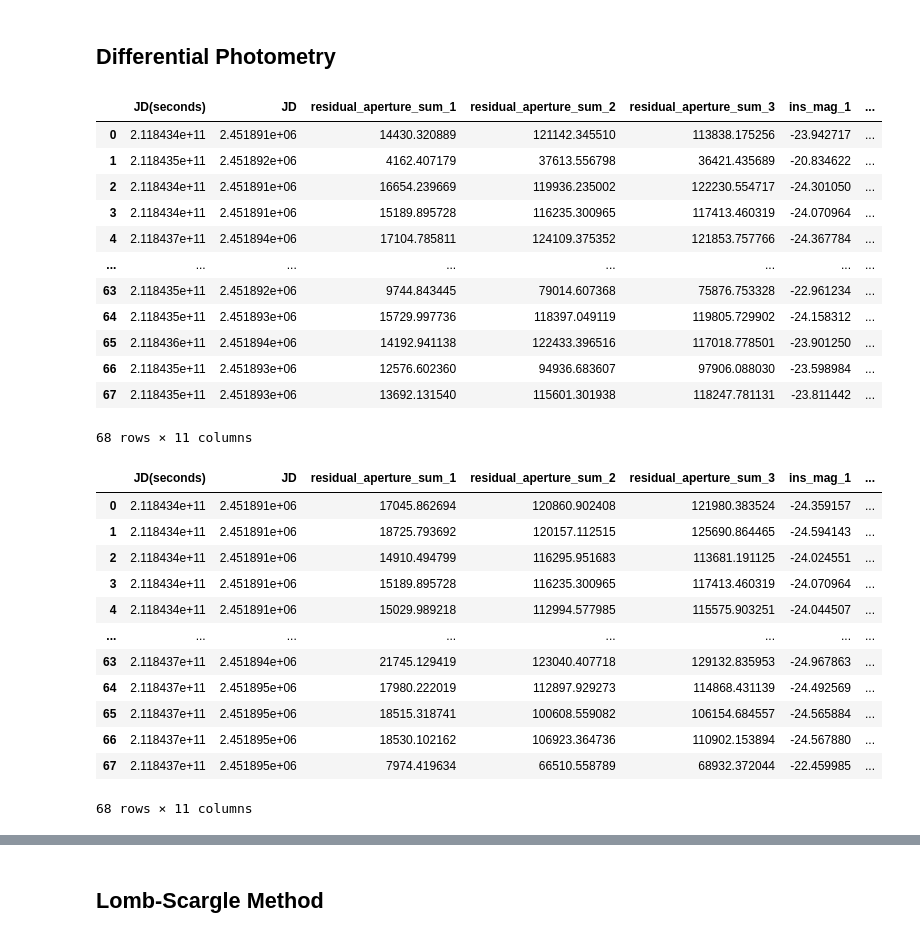
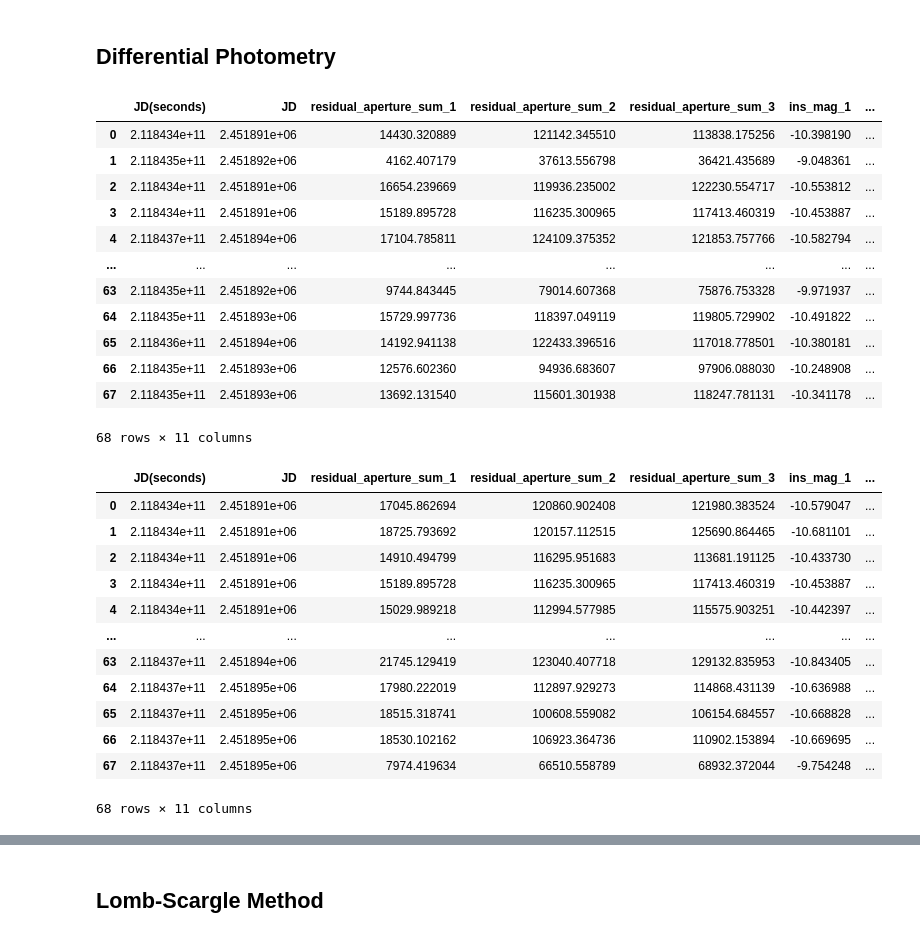
Before and after one commit to vvkrddy/cepheid-anu, a Jupyter notebook: main.ipynb, the cells around one changed output, grey strips where cells are left out. Cells and saved outputs as stored; diff of their text form; code cells hidden in the pictures.

```diff
--- a/main.ipynb
+++ b/main.ipynb
@@ -100,30 +118,30 @@ for i in range(len(files)):
 # %%
 df['residual_aperture_sum_1'] = aperture_1
 df['residual_aperture_sum_2'] = aperture_2
 df['residual_aperture_sum_3'] = aperture_3
 
-df['ins_mag_1'] = -2.5*np.log(df['residual_aperture_sum_1'])
-df['ins_mag_2'] = -2.5*np.log(df['residual_aperture_sum_2'])
-df['ins_mag_3'] = -2.5*np.log(df['residual_aperture_sum_3'])
+df['ins_mag_1'] = -2.5*np.log10(df['residual_aperture_sum_1'])
+df['ins_mag_2'] = -2.5*np.log10(df['residual_aperture_sum_2'])
+df['ins_mag_3'] = -2.5*np.log10(df['residual_aperture_sum_3'])
 
 df['diff_mag_1'] = df['ins_mag_1']-df['ins_mag_3']
 df['diff_mag_2'] = df['ins_mag_2']-df['ins_mag_3']
 df['diff_mag_3'] = df['ins_mag_3']-df['ins_mag_3']
 
 df
 # %% [output]
 |  | JD(seconds) | JD | residual_aperture_sum_1 | residual_aperture_sum_2 | residual_aperture_sum_3 | ins_mag_1 | ... |
-| 0 | 2.118434e+11 | 2.451891e+06 | 14430.320889 | 121142.345510 | 113838.175256 | -23.942717 | ... |
-| 1 | 2.118435e+11 | 2.451892e+06 | 4162.407179 | 37613.556798 | 36421.435689 | -20.834622 | ... |
-| 2 | 2.118434e+11 | 2.451891e+06 | 16654.239669 | 119936.235002 | 122230.554717 | -24.301050 | ... |
-| 3 | 2.118434e+11 | 2.451891e+06 | 15189.895728 | 116235.300965 | 117413.460319 | -24.070964 | ... |
-| 4 | 2.118437e+11 | 2.451894e+06 | 17104.785811 | 124109.375352 | 121853.757766 | -24.367784 | ... |
+| 0 | 2.118434e+11 | 2.451891e+06 | 14430.320889 | 121142.345510 | 113838.175256 | -10.398190 | ... |
+| 1 | 2.118435e+11 | 2.451892e+06 | 4162.407179 | 37613.556798 | 36421.435689 | -9.048361 | ... |
+| 2 | 2.118434e+11 | 2.451891e+06 | 16654.239669 | 119936.235002 | 122230.554717 | -10.553812 | ... |
+| 3 | 2.118434e+11 | 2.451891e+06 | 15189.895728 | 116235.300965 | 117413.460319 | -10.453887 | ... |
+| 4 | 2.118437e+11 | 2.451894e+06 | 17104.785811 | 124109.375352 | 121853.757766 | -10.582794 | ... |
 | ... | ... | ... | ... | ... | ... | ... | ... |
-| 63 | 2.118435e+11 | 2.451892e+06 | 9744.843445 | 79014.607368 | 75876.753328 | -22.961234 | ... |
-| 64 | 2.118435e+11 | 2.451893e+06 | 15729.997736 | 118397.049119 | 119805.729902 | -24.158312 | ... |
-| 65 | 2.118436e+11 | 2.451894e+06 | 14192.941138 | 122433.396516 | 117018.778501 | -23.901250 | ... |
-| 66 | 2.118435e+11 | 2.451893e+06 | 12576.602360 | 94936.683607 | 97906.088030 | -23.598984 | ... |
-| 67 | 2.118435e+11 | 2.451893e+06 | 13692.131540 | 115601.301938 | 118247.781131 | -23.811442 | ... |
+| 63 | 2.118435e+11 | 2.451892e+06 | 9744.843445 | 79014.607368 | 75876.753328 | -9.971937 | ... |
+| 64 | 2.118435e+11 | 2.451893e+06 | 15729.997736 | 118397.049119 | 119805.729902 | -10.491822 | ... |
+| 65 | 2.118436e+11 | 2.451894e+06 | 14192.941138 | 122433.396516 | 117018.778501 | -10.380181 | ... |
+| 66 | 2.118435e+11 | 2.451893e+06 | 12576.602360 | 94936.683607 | 97906.088030 | -10.248908 | ... |
+| 67 | 2.118435e+11 | 2.451893e+06 | 13692.131540 | 115601.301938 | 118247.781131 | -10.341178 | ... |
 68 rows × 11 columns
 # %%
 df = df.sort_values(by=['JD(seconds)'])
@@ -132,15 +150,15 @@ df = df.reset_index(drop=True)
 df
 # %% [output]
 |  | JD(seconds) | JD | residual_aperture_sum_1 | residual_aperture_sum_2 | residual_aperture_sum_3 | ins_mag_1 | ... |
-| 0 | 2.118434e+11 | 2.451891e+06 | 17045.862694 | 120860.902408 | 121980.383524 | -24.359157 | ... |
-| 1 | 2.118434e+11 | 2.451891e+06 | 18725.793692 | 120157.112515 | 125690.864465 | -24.594143 | ... |
-| 2 | 2.118434e+11 | 2.451891e+06 | 14910.494799 | 116295.951683 | 113681.191125 | -24.024551 | ... |
-| 3 | 2.118434e+11 | 2.451891e+06 | 15189.895728 | 116235.300965 | 117413.460319 | -24.070964 | ... |
-| 4 | 2.118434e+11 | 2.451891e+06 | 15029.989218 | 112994.577985 | 115575.903251 | -24.044507 | ... |
+| 0 | 2.118434e+11 | 2.451891e+06 | 17045.862694 | 120860.902408 | 121980.383524 | -10.579047 | ... |
+| 1 | 2.118434e+11 | 2.451891e+06 | 18725.793692 | 120157.112515 | 125690.864465 | -10.681101 | ... |
+| 2 | 2.118434e+11 | 2.451891e+06 | 14910.494799 | 116295.951683 | 113681.191125 | -10.433730 | ... |
+| 3 | 2.118434e+11 | 2.451891e+06 | 15189.895728 | 116235.300965 | 117413.460319 | -10.453887 | ... |
+| 4 | 2.118434e+11 | 2.451891e+06 | 15029.989218 | 112994.577985 | 115575.903251 | -10.442397 | ... |
 | ... | ... | ... | ... | ... | ... | ... | ... |
-| 63 | 2.118437e+11 | 2.451894e+06 | 21745.129419 | 123040.407718 | 129132.835953 | -24.967863 | ... |
-| 64 | 2.118437e+11 | 2.451895e+06 | 17980.222019 | 112897.929273 | 114868.431139 | -24.492569 | ... |
-| 65 | 2.118437e+11 | 2.451895e+06 | 18515.318741 | 100608.559082 | 106154.684557 | -24.565884 | ... |
-| 66 | 2.118437e+11 | 2.451895e+06 | 18530.102162 | 106923.364736 | 110902.153894 | -24.567880 | ... |
-| 67 | 2.118437e+11 | 2.451895e+06 | 7974.419634 | 66510.558789 | 68932.372044 | -22.459985 | ... |
+| 63 | 2.118437e+11 | 2.451894e+06 | 21745.129419 | 123040.407718 | 129132.835953 | -10.843405 | ... |
+| 64 | 2.118437e+11 | 2.451895e+06 | 17980.222019 | 112897.929273 | 114868.431139 | -10.636988 | ... |
+| 65 | 2.118437e+11 | 2.451895e+06 | 18515.318741 | 100608.559082 | 106154.684557 | -10.668828 | ... |
+| 66 | 2.118437e+11 | 2.451895e+06 | 18530.102162 | 106923.364736 | 110902.153894 | -10.669695 | ... |
+| 67 | 2.118437e+11 | 2.451895e+06 | 7974.419634 | 66510.558789 | 68932.372044 | -9.754248 | ... |
 68 rows × 11 columns
```
Also changed, not shown: parts of 15 cells of this notebook, 4 other files.
